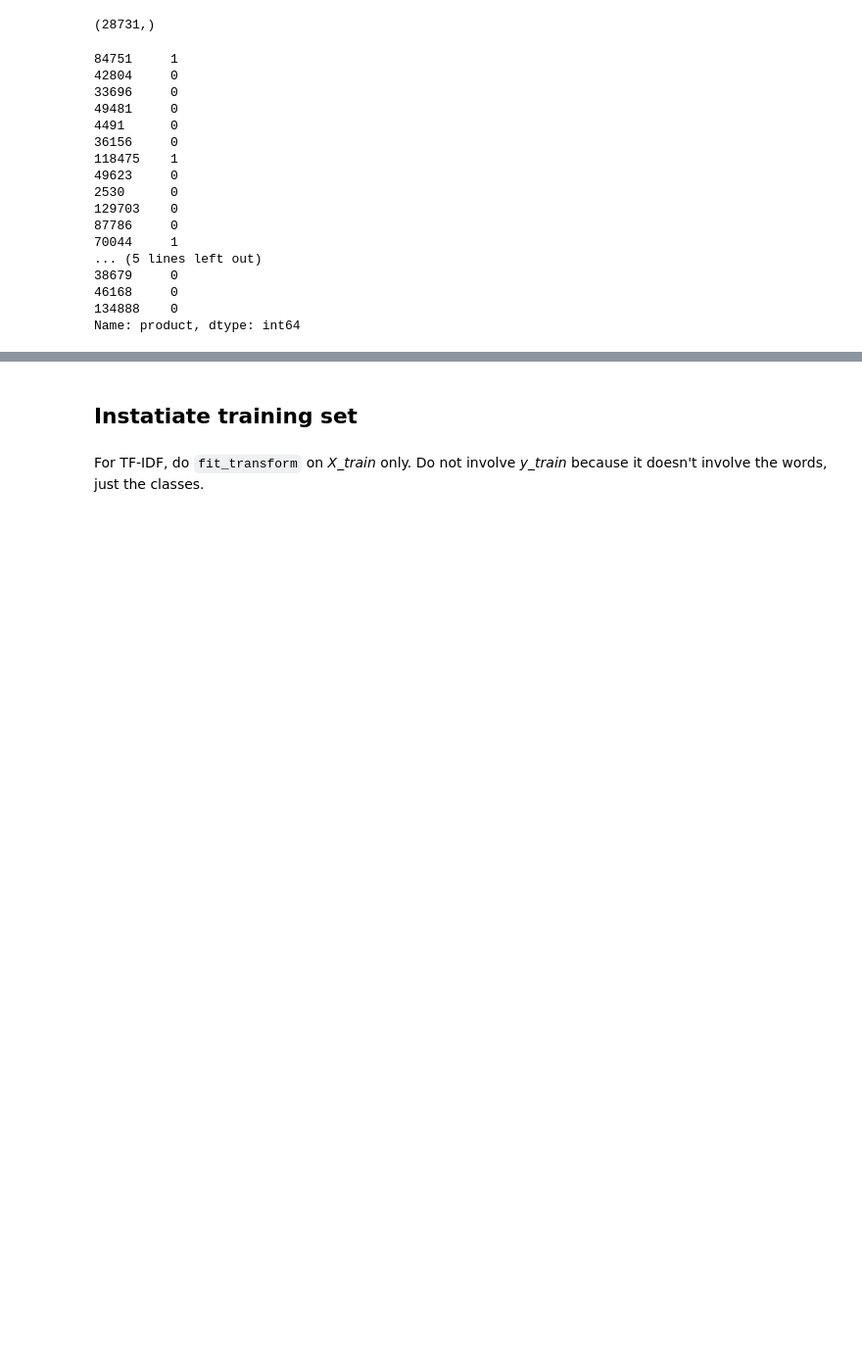
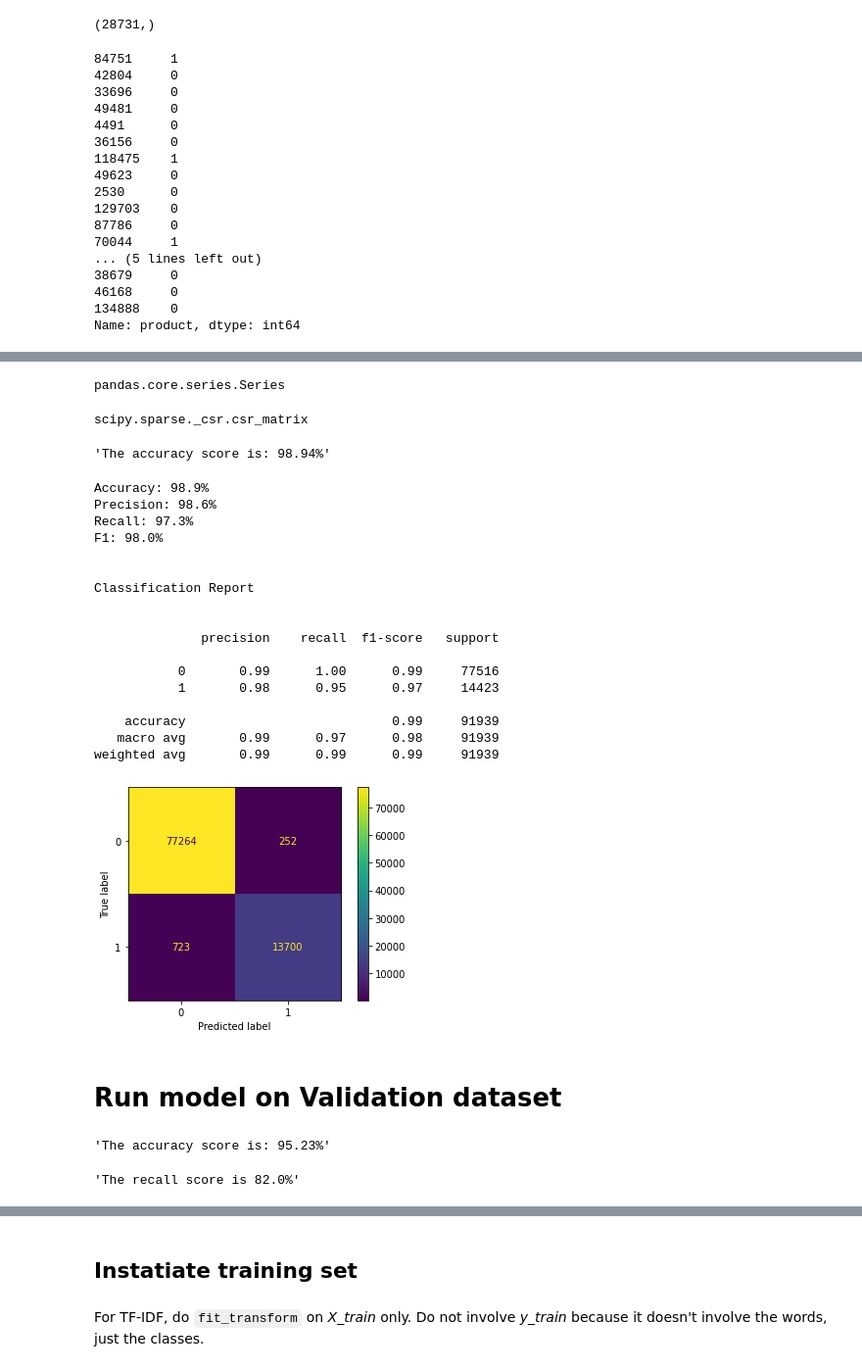
Before and after one commit to lkqnaruto/scrna_seq_workshop_2020, a Jupyter notebook: notebooks/4_baseline_modeling.ipynb, the cells around one changed output, grey strips where cells are left out. Shown at 98% size. Drawn from its saved outputs; the diff is of its cells as text; code cells hidden in the pictures; blank space fills up the shorter version.

```diff
--- a/notebooks/4_baseline_modeling.ipynb
+++ b/notebooks/4_baseline_modeling.ipynb
@@ -134,0 +129,5 @@ y_train.shape
+# %%
+# CountVector
+vectorizer = CountVectorizer(ngram_range=(2,3),stop_words = 'english', min_df = 10, max_features = 500000)
+vect_X_train = vectorizer.fit_transform(X_train)
+feature_names =  vectorizer.get_feature_names()
@@ -134,0 +141,8 @@ y_train.shape
+# %%
+type(y_train)
+# %% [output]
+pandas.core.series.Series
+# %%
+type(vect_X_train)
+# %% [output]
+scipy.sparse._csr.csr_matrix
@@ -134,0 +151,43 @@ y_train.shape
+# %%
+from sklearn.linear_model import LogisticRegression
+clf = LogisticRegression(penalty='l1', solver='liblinear', random_state=0, fit_intercept=False, max_iter = 10000).fit(vect_X_train, y_train)
+# clf.predict(vect_X_train)
+# %%
+y_pred = clf.predict(vect_X_train)
+f'The accuracy score is: {round(accuracy_score(y_train, y_pred)*100, 2)}%'
+# %% [output]
+'The accuracy score is: 98.94%'
+# %%
+imp.reload(f)
+f.scoring(y_train, y_pred, clf, vect_X_train)
+# %% [output]
+Accuracy: 98.9%
+Precision: 98.6%
+Recall: 97.3%
+F1: 98.0%
+
+
+Classification Report
+
+
+              precision    recall  f1-score   support
+
+           0       0.99      1.00      0.99     77516
+           1       0.98      0.95      0.97     14423
+
+    accuracy                           0.99     91939
+   macro avg       0.99      0.97      0.98     91939
+weighted avg       0.99      0.99      0.99     91939
+[figure, added]
+# %% [markdown]
+# Run model on Validation dataset
+# %%
+val_y_pred = clf.predict(vect_X_val)
+f'The accuracy score is: {round(accuracy_score(y_val, val_y_pred)*100, 2)}%'
+# %% [output]
+'The accuracy score is: 95.23%'
+# %%
+recall_scr = round(recall_score(y_val, val_y_pred, average='binary'), 2) * 100
+f'The recall score is {recall_scr}%'
+# %% [output]
+'The recall score is 82.0%'
```
Also changed, not shown: parts of 61 cells of this notebook.
